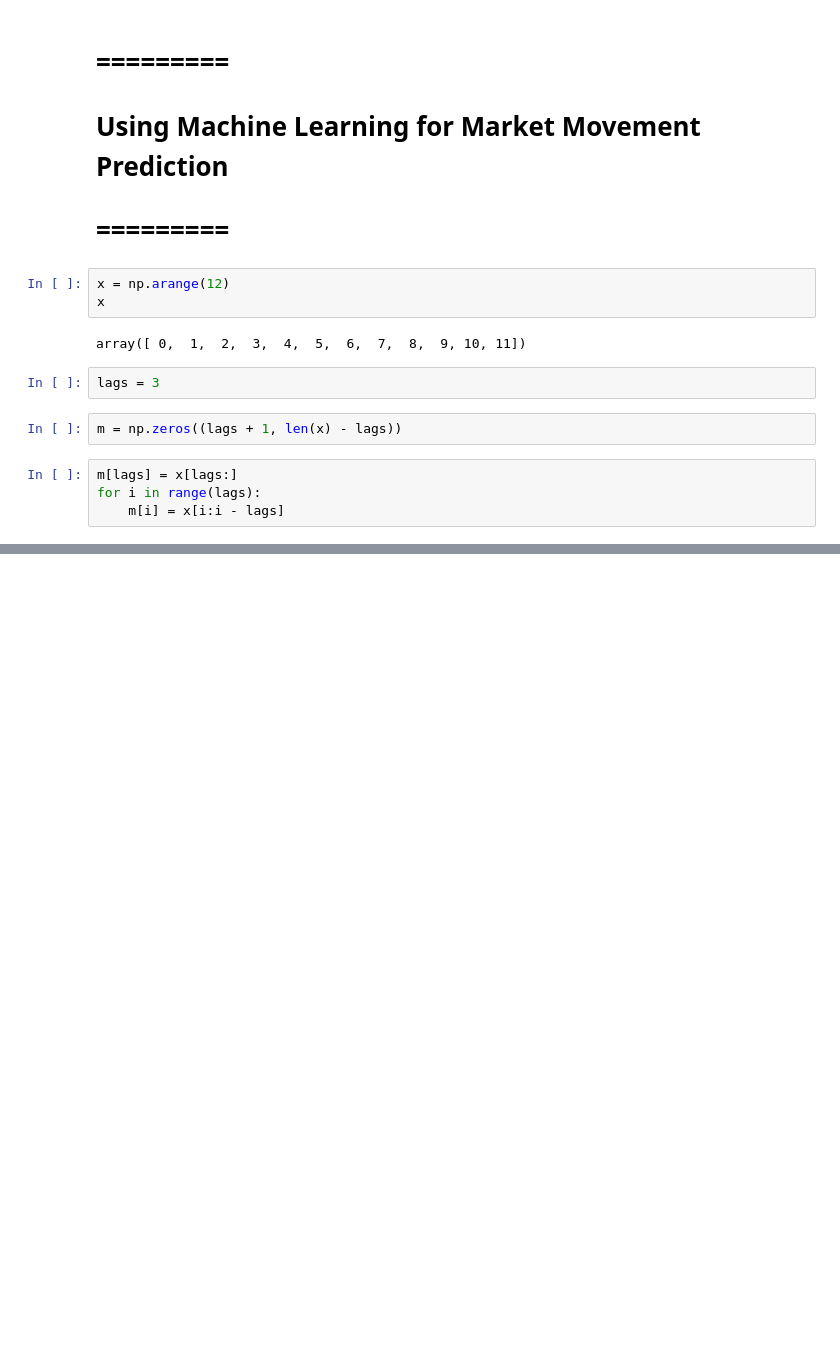
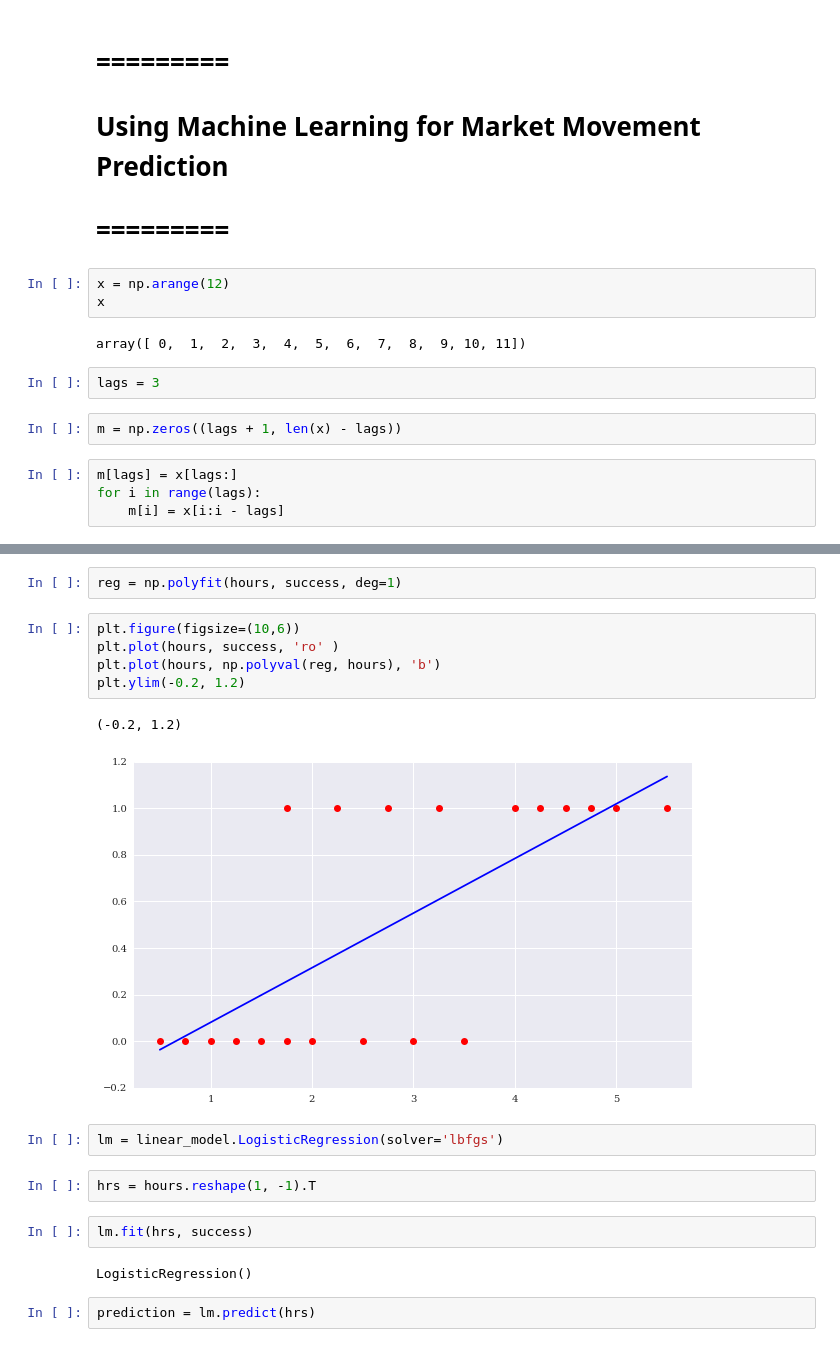
Before and after one commit to 44nash/Trading-Bot-project-2, a Jupyter notebook: ML_testing_Area.ipynb, the cells around one changed output, grey strips where cells are left out. Drawn from its saved outputs; the diff is of its cells as text; blank space fills up the shorter version.

```diff
--- a/ML_testing_Area.ipynb
+++ b/ML_testing_Area.ipynb
@@ -263,0 +316,20 @@ for i in range(lags):
+# %%
+reg = np.polyfit(hours, success, deg=1)
+# %%
+plt.figure(figsize=(10,6))
+plt.plot(hours, success, 'ro' )
+plt.plot(hours, np.polyval(reg, hours), 'b')
+plt.ylim(-0.2, 1.2)
+# %% [output]
+(-0.2, 1.2)
+[figure, added]
+# %%
+lm = linear_model.LogisticRegression(solver='lbfgs')
+# %%
+hrs = hours.reshape(1, -1).T
+# %%
+lm.fit(hrs, success)
+# %% [output]
+LogisticRegression()
+# %%
+prediction = lm.predict(hrs)
```
Also changed, not shown: parts of 122 cells of this notebook.
